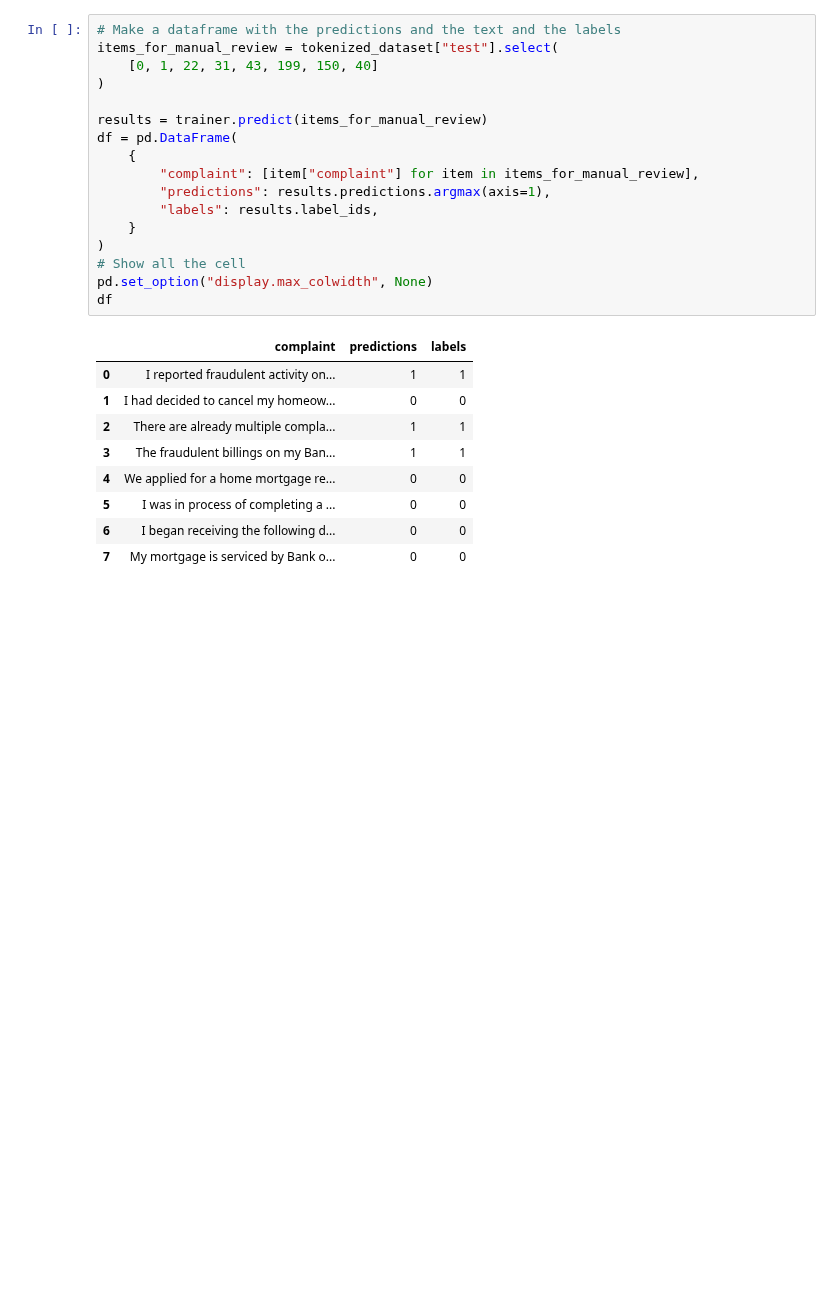
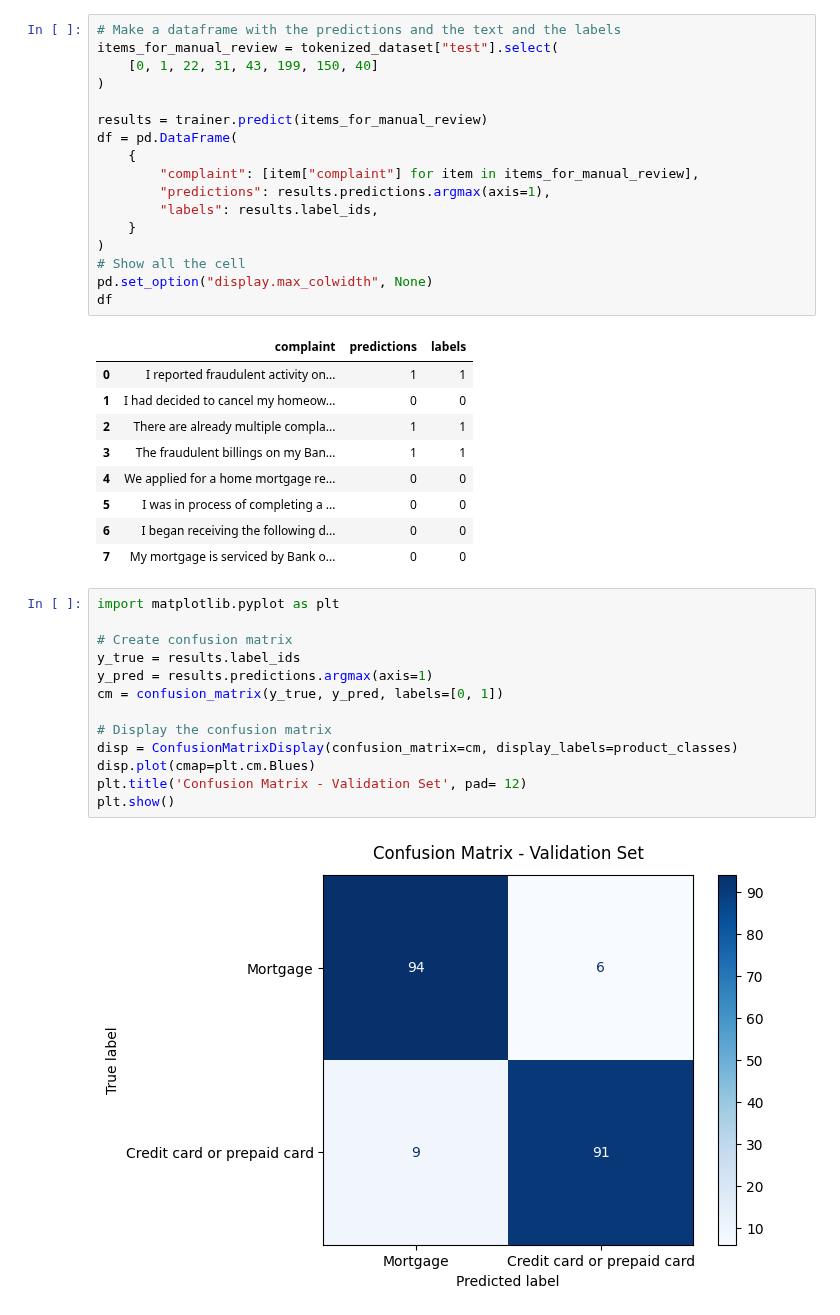
Before and after one commit to vtsou359/Lightweight_FineTuning_FoundationModel, a Jupyter notebook: distilbert_ft.ipynb, the cells around one changed output. Saved outputs shown, nothing was run; the diff lists cells and outputs as text; blank space fills up the shorter version.

Commit message:
added a confusion matrix

```diff
--- a/distilbert_ft.ipynb
+++ b/distilbert_ft.ipynb
@@ -267,6 +270,21 @@ df
 | 5 | I was in process of completing a ... | 0 | 0 |
 | 6 | I began receiving the following d... | 0 | 0 |
 | 7 | My mortgage is serviced by Bank o... | 0 | 0 |
+# %%
+import matplotlib.pyplot as plt
+
+# Create confusion matrix
+y_true = results.label_ids
+y_pred = results.predictions.argmax(axis=1)
+cm = confusion_matrix(y_true, y_pred, labels=[0, 1])
+
+# Display the confusion matrix
+disp = ConfusionMatrixDisplay(confusion_matrix=cm, display_labels=product_classes)
+disp.plot(cmap=plt.cm.Blues)
+plt.title('Confusion Matrix - Validation Set', pad= 12)
+plt.show()
+# %% [output]
+[figure, added]
 # %%
 print(torch.cuda.memory_summary(device = None, abbreviated = False))
 # %% [output]
```
Also changed, not shown: parts of 7 cells of this notebook.
